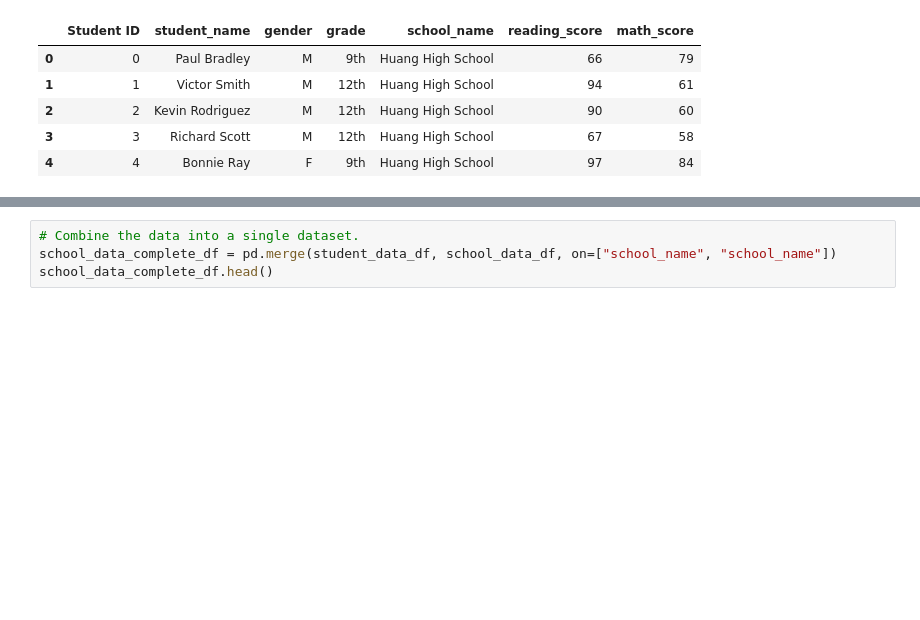
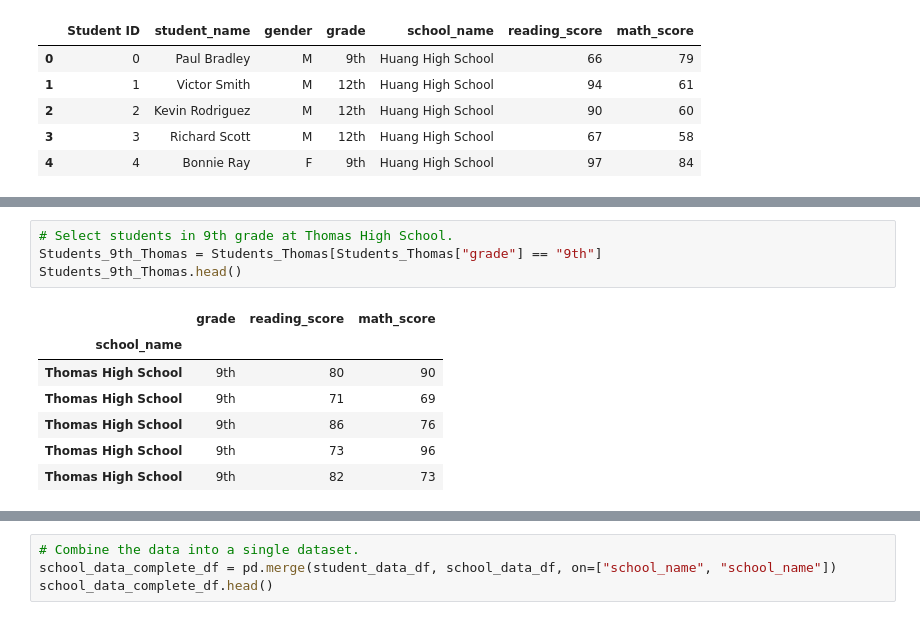
Before and after one commit to ejlaflure/School_District_Analysis, a Jupyter notebook: PyCitySchools_Challenge.ipynb, the cells around one changed output, grey strips where cells are left out. Saved outputs shown, nothing was run; the diff lists cells and outputs as text; blank space fills up the shorter version.

```diff
--- a/PyCitySchools_Challenge.ipynb
+++ b/PyCitySchools_Challenge.ipynb
@@ -47,0 +86,12 @@ student_data_df.head()
+# %%
+# Select students in 9th grade at Thomas High School.
+Students_9th_Thomas = Students_Thomas[Students_Thomas["grade"] == "9th"]
+Students_9th_Thomas.head()
+# %% [output]
+|  | grade | reading_score | math_score |
+| school_name |  |  |  |
+| Thomas High School | 9th | 80 | 90 |
+| Thomas High School | 9th | 71 | 69 |
+| Thomas High School | 9th | 86 | 76 |
+| Thomas High School | 9th | 73 | 96 |
+| Thomas High School | 9th | 82 | 73 |
```
Also changed, not shown: parts of 5 cells of this notebook.
